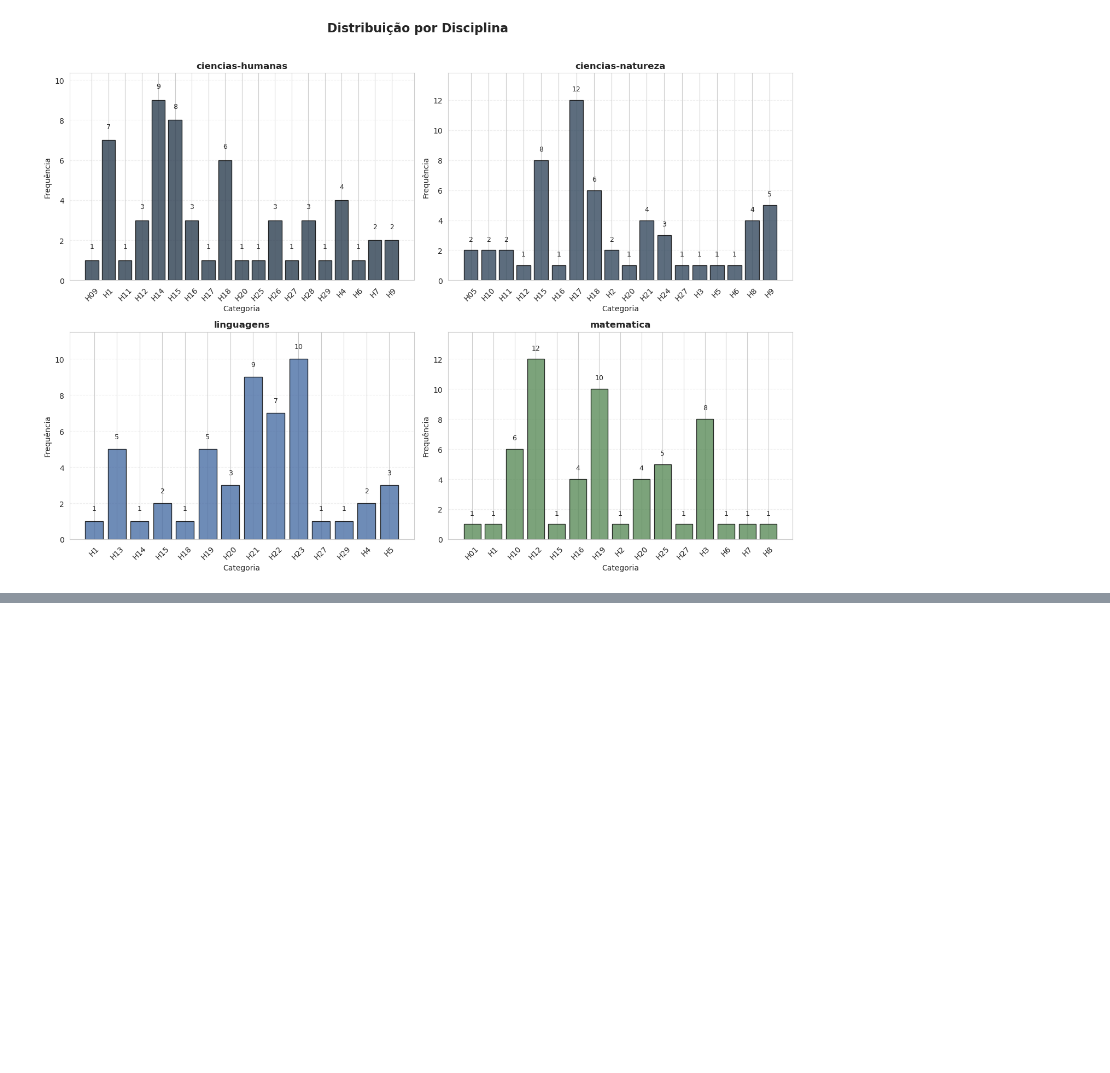
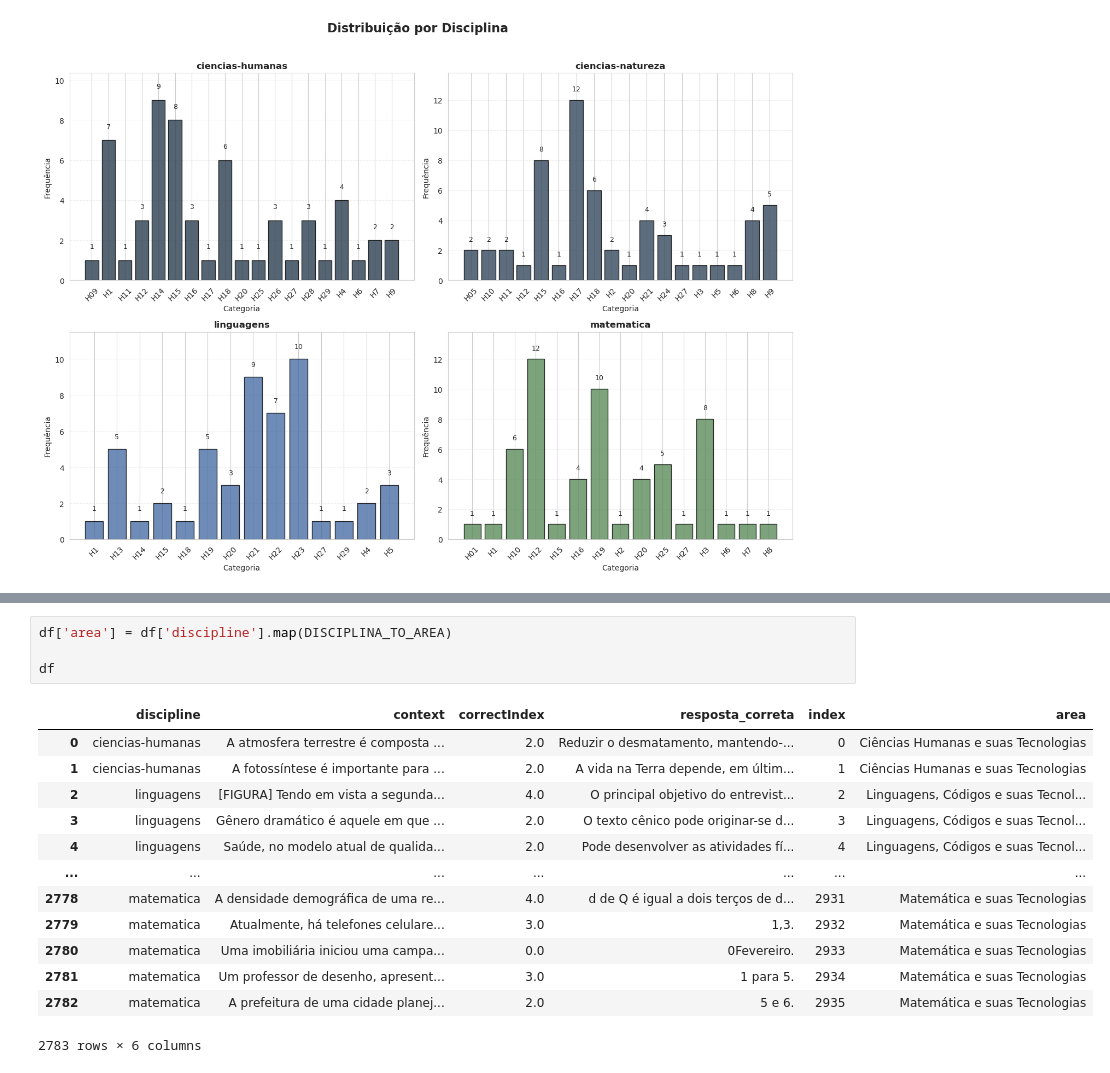
Before and after one commit to amasai-santos/ENEM-LLM-RAG, a Jupyter notebook: extracao_pdf_labeling.ipynb, the cells around one changed output, grey strips where cells are left out. Drawn from its saved outputs; the diff is of its cells as text; blank space fills up the shorter version.

```diff
--- a/extracao_pdf_labeling.ipynb
+++ b/extracao_pdf_labeling.ipynb
@@ -1156,0 +1487,18 @@ plt.show()
+# %%
+df['area'] = df['discipline'].map(DISCIPLINA_TO_AREA)
+
+df
+# %% [output]
+|  | discipline | context | correctIndex | resposta_correta | index | area |
+| 0 | ciencias-humanas | A atmosfera terrestre é composta ... | 2.0 | Reduzir o desmatamento, mantendo-... | 0 | Ciências Humanas e suas Tecnologias |
+| 1 | ciencias-humanas | A fotossíntese é importante para ... | 2.0 | A vida na Terra depende, em últim... | 1 | Ciências Humanas e suas Tecnologias |
+| 2 | linguagens | [FIGURA] Tendo em vista a segunda... | 4.0 | O principal objetivo do entrevist... | 2 | Linguagens, Códigos e suas Tecnol... |
+| 3 | linguagens | Gênero dramático é aquele em que ... | 2.0 | O texto cênico pode originar-se d... | 3 | Linguagens, Códigos e suas Tecnol... |
+| 4 | linguagens | Saúde, no modelo atual de qualida... | 2.0 | Pode desenvolver as atividades fí... | 4 | Linguagens, Códigos e suas Tecnol... |
+| ... | ... | ... | ... | ... | ... | ... |
+| 2778 | matematica | A densidade demográfica de uma re... | 4.0 | d de Q é igual a dois terços de d... | 2931 | Matemática e suas Tecnologias |
+| 2779 | matematica | Atualmente, há telefones celulare... | 3.0 | 1,3. | 2932 | Matemática e suas Tecnologias |
+| 2780 | matematica | Uma imobiliária iniciou uma campa... | 0.0 | 0Fevereiro. | 2933 | Matemática e suas Tecnologias |
+| 2781 | matematica | Um professor de desenho, apresent... | 3.0 | 1 para 5. | 2934 | Matemática e suas Tecnologias |
+| 2782 | matematica | A prefeitura de uma cidade planej... | 2.0 | 5 e 6. | 2935 | Matemática e suas Tecnologias |
+2783 rows × 6 columns
```
Also changed, not shown: parts of 52 cells of this notebook, 10 other files.
